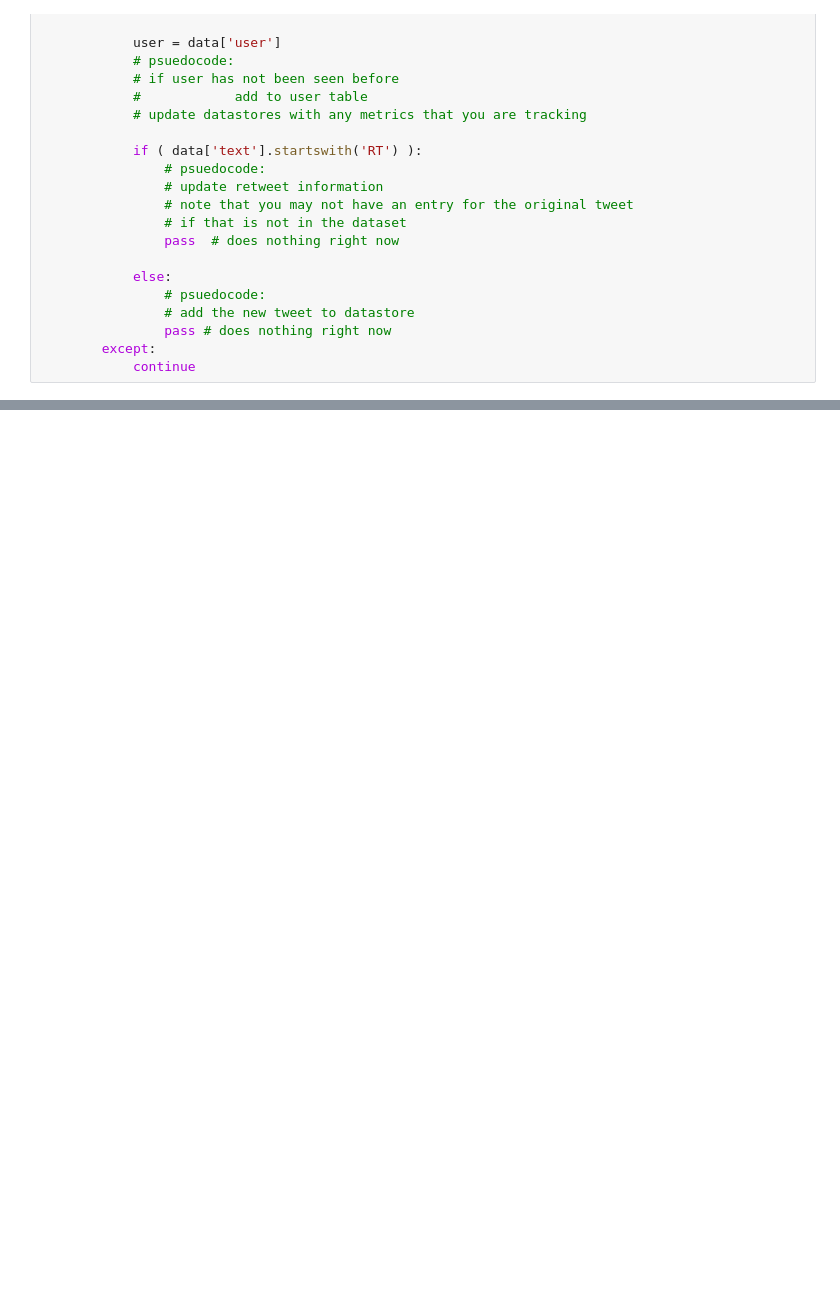
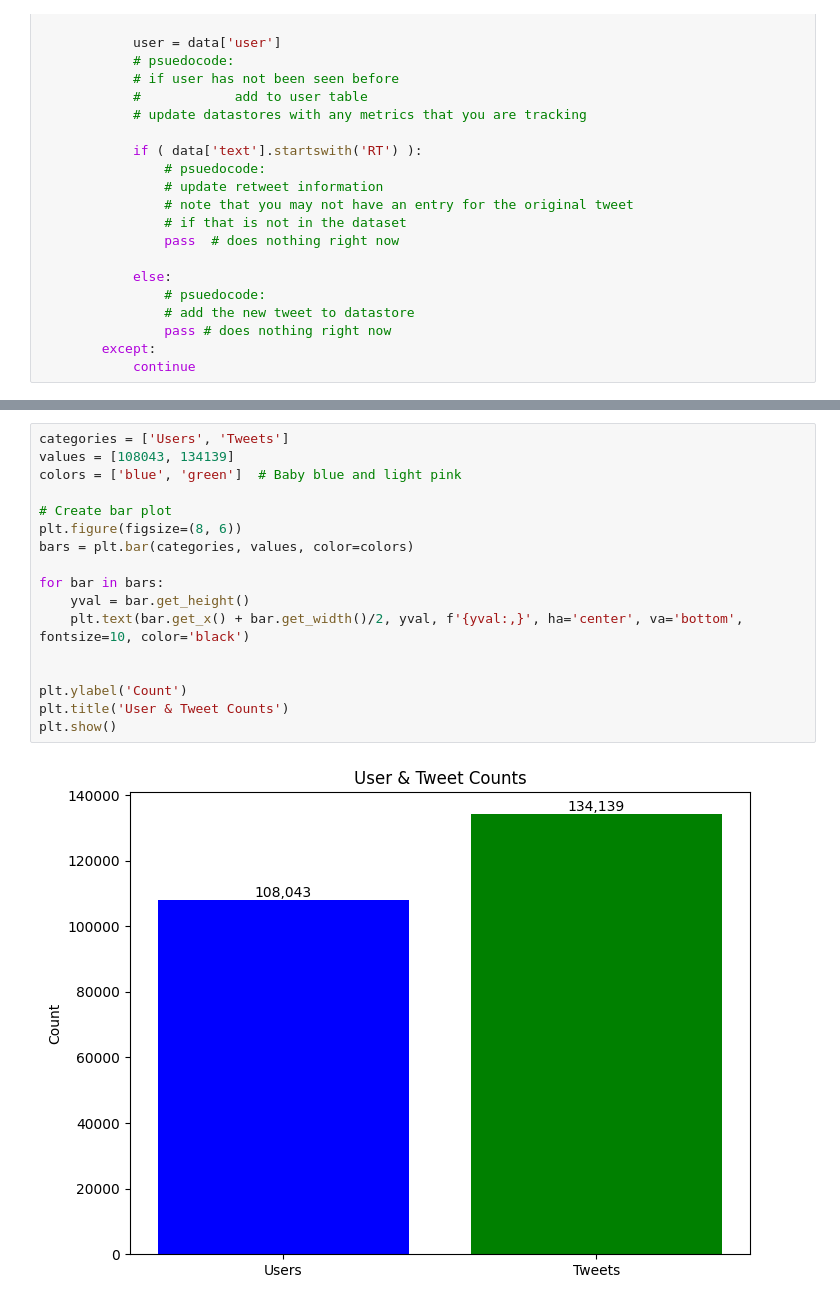
Before and after one commit to sasank-chindirala/dbms-stat694-sp2024-team31, a Jupyter notebook: data-curation-application/data/data-analyzer.ipynb, the cells around one changed output, grey strips where cells are left out. Saved outputs shown, nothing was run; the diff lists cells and outputs as text; blank space fills up the shorter version.

```diff
--- a/data-curation-application/data/data-analyzer.ipynb
+++ b/data-curation-application/data/data-analyzer.ipynb
@@ -91,0 +144,19 @@ with open("/Users/sasankchindirala/PycharmProjects/dbms-project/dbms-stat694-sp2
+# %%
+categories = ['Users', 'Tweets']
+values = [108043, 134139]
+colors = ['blue', 'green']  # Baby blue and light pink
+
+# Create bar plot
+plt.figure(figsize=(8, 6))
+bars = plt.bar(categories, values, color=colors)
+
+for bar in bars:
+    yval = bar.get_height()
+    plt.text(bar.get_x() + bar.get_width()/2, yval, f'{yval:,}', ha='center', va='bottom', fontsize=10, color='black')
+
+
+plt.ylabel('Count')
+plt.title('User & Tweet Counts')
+plt.show()
+# %% [output]
+[figure, added]
```
Also changed, not shown: parts of 10 cells of this notebook, 40 other files.
